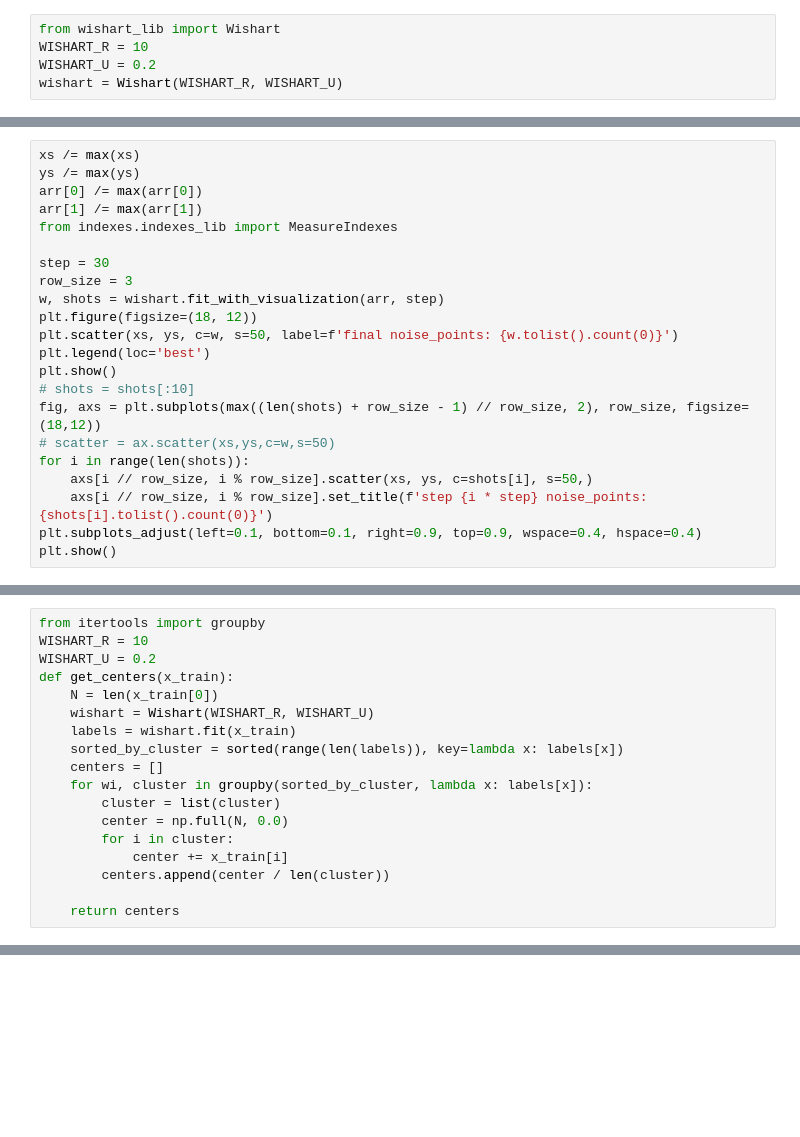
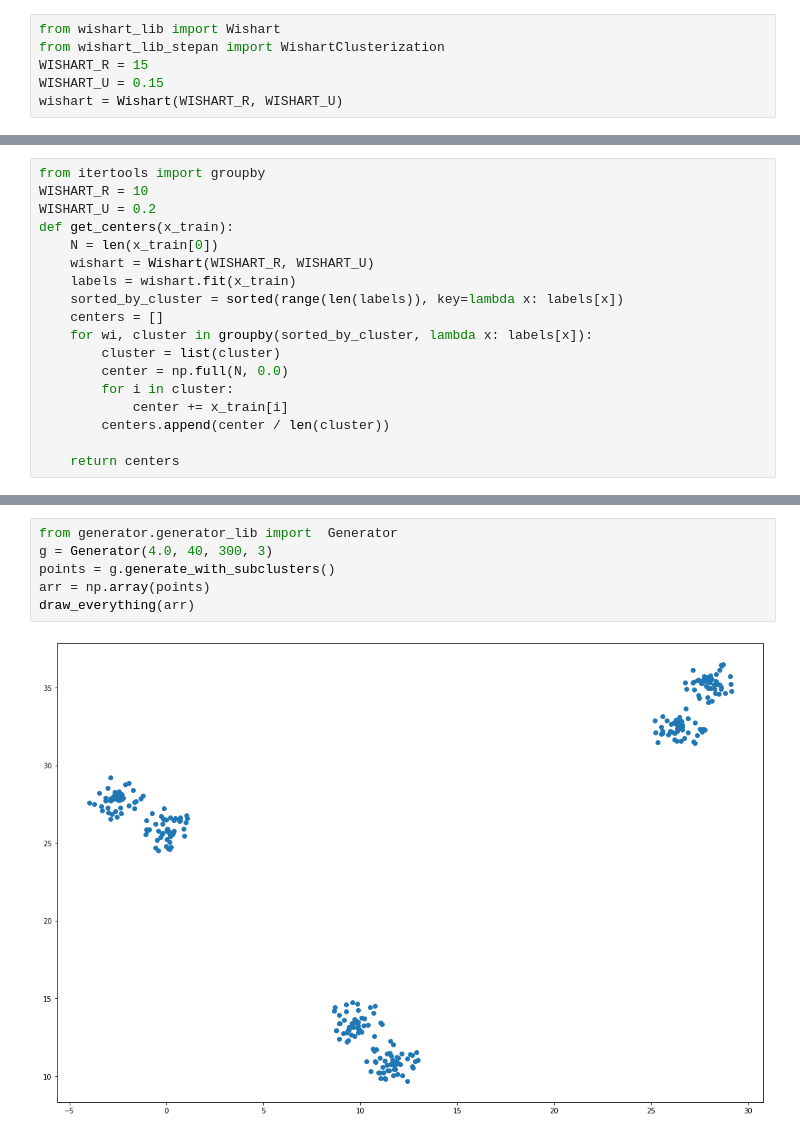
Before and after one commit to MrPlotva/Time-Series, a Jupyter notebook: wishart/wishart.ipynb, the cells around one changed output, grey strips where cells are left out. Cells and saved outputs as stored; diff of their text form; blank space fills up the shorter version.

```diff
--- a/wishart/wishart.ipynb
+++ b/wishart/wishart.ipynb
@@ -25,6 +25,7 @@ importlib.reload(generator_lib)
 <b>Functions for clusters and vectors</b>
 # %%
 from wishart_lib import Wishart
-WISHART_R = 10
-WISHART_U = 0.2
+from wishart_lib_stepan import WishartClusterization
+WISHART_R = 15
+WISHART_U = 0.15
 wishart = Wishart(WISHART_R, WISHART_U)
@@ -62,22 +31,0 @@ plt.show()
-# %%
-xs /= max(xs)
-ys /= max(ys)
-arr[0] /= max(arr[0])
-arr[1] /= max(arr[1])
-from indexes.indexes_lib import MeasureIndexes
-
-step = 30
-row_size = 3
-w, shots = wishart.fit_with_visualization(arr, step)
-plt.figure(figsize=(18, 12))
-plt.scatter(xs, ys, c=w, s=50, label=f'final noise_points: {w.tolist().count(0)}')
-plt.legend(loc='best')
-plt.show()
-# shots = shots[:10]
-fig, axs = plt.subplots(max((len(shots) + row_size - 1) // row_size, 2), row_size, figsize=(18,12))
-# scatter = ax.scatter(xs,ys,c=w,s=50)
-for i in range(len(shots)):
-    axs[i // row_size, i % row_size].scatter(xs, ys, c=shots[i], s=50,)
-    axs[i // row_size, i % row_size].set_title(f'step {i * step} noise_points: {shots[i].tolist().count(0)}')
-plt.subplots_adjust(left=0.1, bottom=0.1, right=0.9, top=0.9, wspace=0.4, hspace=0.4)
-plt.show()
@@ -124,0 +110,8 @@ def get_centers(x_train):
+# %%
+from generator.generator_lib import  Generator
+g = Generator(4.0, 40, 300, 3)
+points = g.generate_with_subclusters()
+arr = np.array(points)
+draw_everything(arr)
+# %% [output]
+[figure, added]
```
Also changed, not shown: parts of 10 cells of this notebook, 4 other files.
